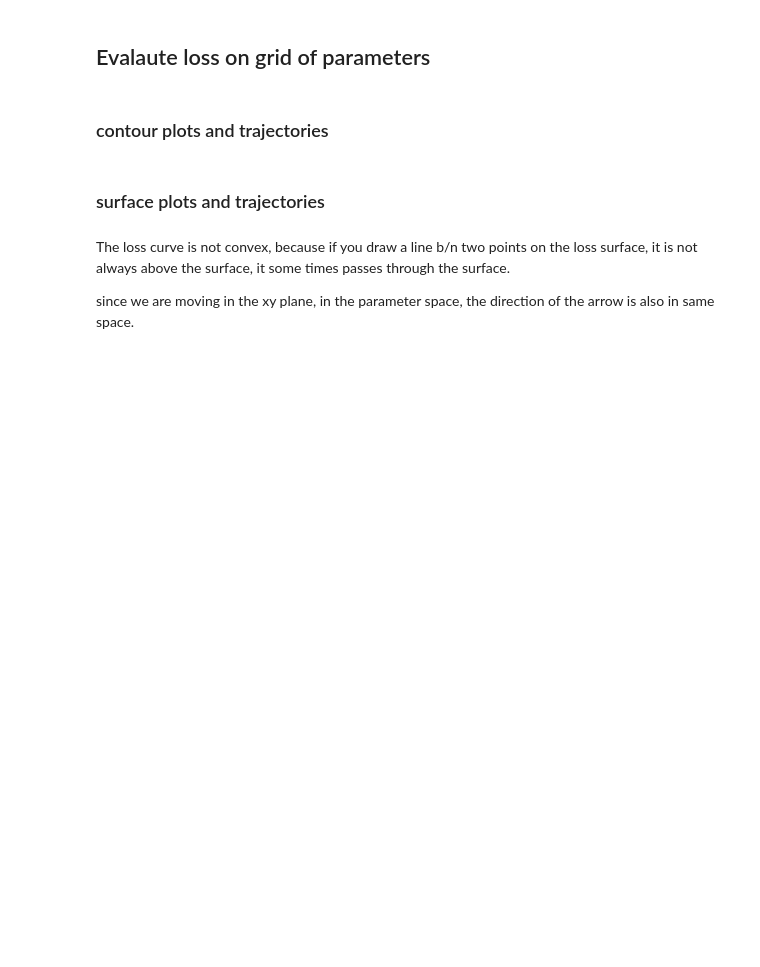
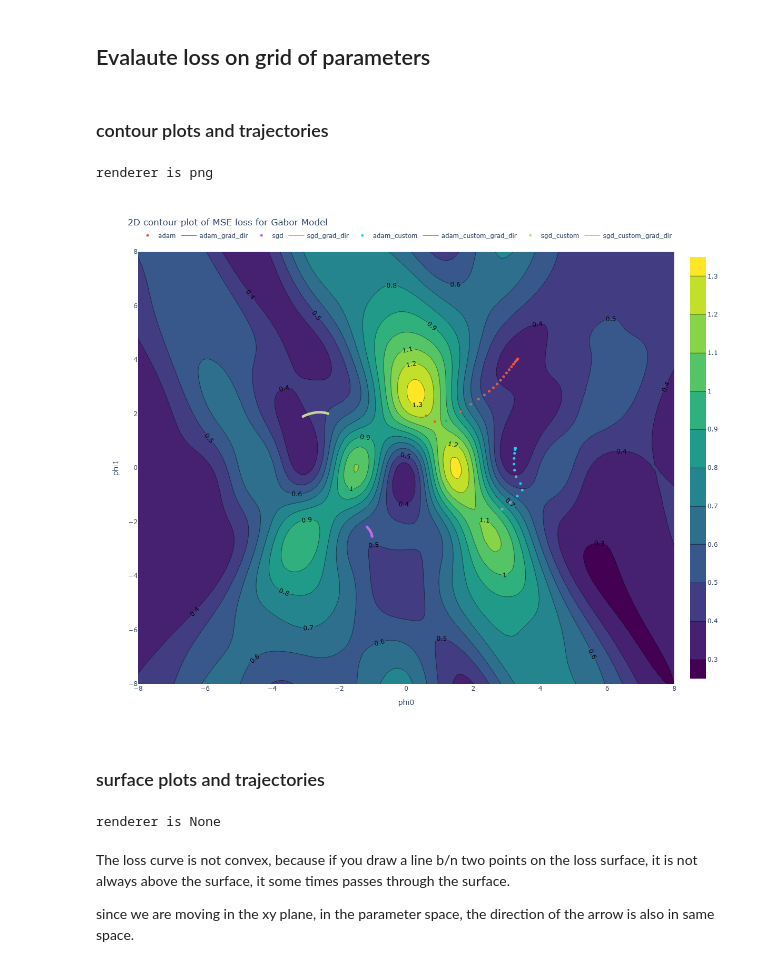
Before and after one commit to yemanbh/understanding_dl, a Jupyter notebook: notebooks/ch6_model_fitting.ipynb, the cells around one changed output. Cells and saved outputs as stored; diff of their text form; code cells hidden in the pictures; blank space fills up the shorter version.

```diff
--- a/notebooks/ch6_model_fitting.ipynb
+++ b/notebooks/ch6_model_fitting.ipynb
@@ -338,45 +338,51 @@ for r in range(rows):
 # %%
 npoints = 20
 cmaps = ['plasma', 'magma', 'solar', 'haline']
-file_name = out_dir / 'loss_2d_viz.html'
+renderer = 'png' # png, svg, None
+file_name = out_dir / f"loss_2d_viz.{'html' if renderer is None else 'png'}"
 
 # % showing 2d plots
-viewer = PlotlibViewer(mode='2d', width=1200, height=1000)
+viewer = PlotlibViewer(mode='2d', width=1200, height=1000, renderer=renderer)
 viewer.contour(p0.detach().numpy().flatten(),
                p1.detach().numpy().flatten(),
                loss.detach().numpy().flatten())
 
 for i, method in enumerate(hist.keys()):
     data = TensorDict(hist[method], batch_size=epochs)
     gap = data['params'].shape[0] // npoints
     data = data[::gap]
 
     # data['params_grad'] = data['params_grad'] / torch.norm(data['params_grad'], p=2, dim=0)
     viewer.scatter2d(data['params'].numpy()[:, 0].flatten(),
                       data['params'].numpy()[:, 1].flatten(),
                       name=method,
                     #   color=data['epoch'].numpy(),
                     #   cmap=cmaps[i]
                       )
     viewer.quiver2d(data['params'].numpy()[:, 0].flatten(),
                       data['params'].numpy()[:, 1].flatten(),
                       -data['params_grad'].numpy()[:, 0].flatten(),
                       -data['params_grad'].numpy()[:, 1].flatten(),
                       name=method + '_grad_dir'
                       )
 
 viewer.show(xlable='phi0', ylabel="phi1", title="2D contour plot of MSE loss for Gabor Model")
+
 viewer.save(file_name)
+# %% [output]
+renderer is png
+[figure, added]
 # %% [markdown]
 ### surface plots and trajectories
 # %%
 
 npoints = 20
 cmaps = ['plasma', 'magma', 'solar', 'haline']
-file_name = out_dir / 'loss_3d_viz.html'
+renderer = None # png, svg, None
+file_name = out_dir / f"loss_3d_viz.{'html' if renderer is None else 'png'}"
 
 # % showing 2d plots
-viewer = PlotlibViewer(mode='3d', width=1000, height=900)
+viewer = PlotlibViewer(mode='3d', width=1000, height=900, renderer=renderer)
 viewer.surface(p0.detach().numpy(),
                p1.detach().numpy(),
                loss.detach().numpy(), opacity=0.9)
@@ -406,7 +412,11 @@ for i, method in enumerate(hist.keys()):
         torch.zeros_like(data['params_grad'][:, 0]).numpy().flatten() # we don't have gradient in the z-direction
     )
 viewer.show(xlable='phi0', ylabel="phi1", zlabel='MSE loss', title="3D surface plot of MSE loss for Gabor Model")
-viewer.save(file_name)
+
+if renderer is None:
+    viewer.save(file_name)
+# %% [output]
+renderer is None
 # %% [markdown]
 The loss curve is not convex, because if you draw a line b/n two points on the loss surface, it is not always above the surface, it some times passes through the surface.
 
```
Also changed, not shown: parts of 2 cells of this notebook, 7 other files.
